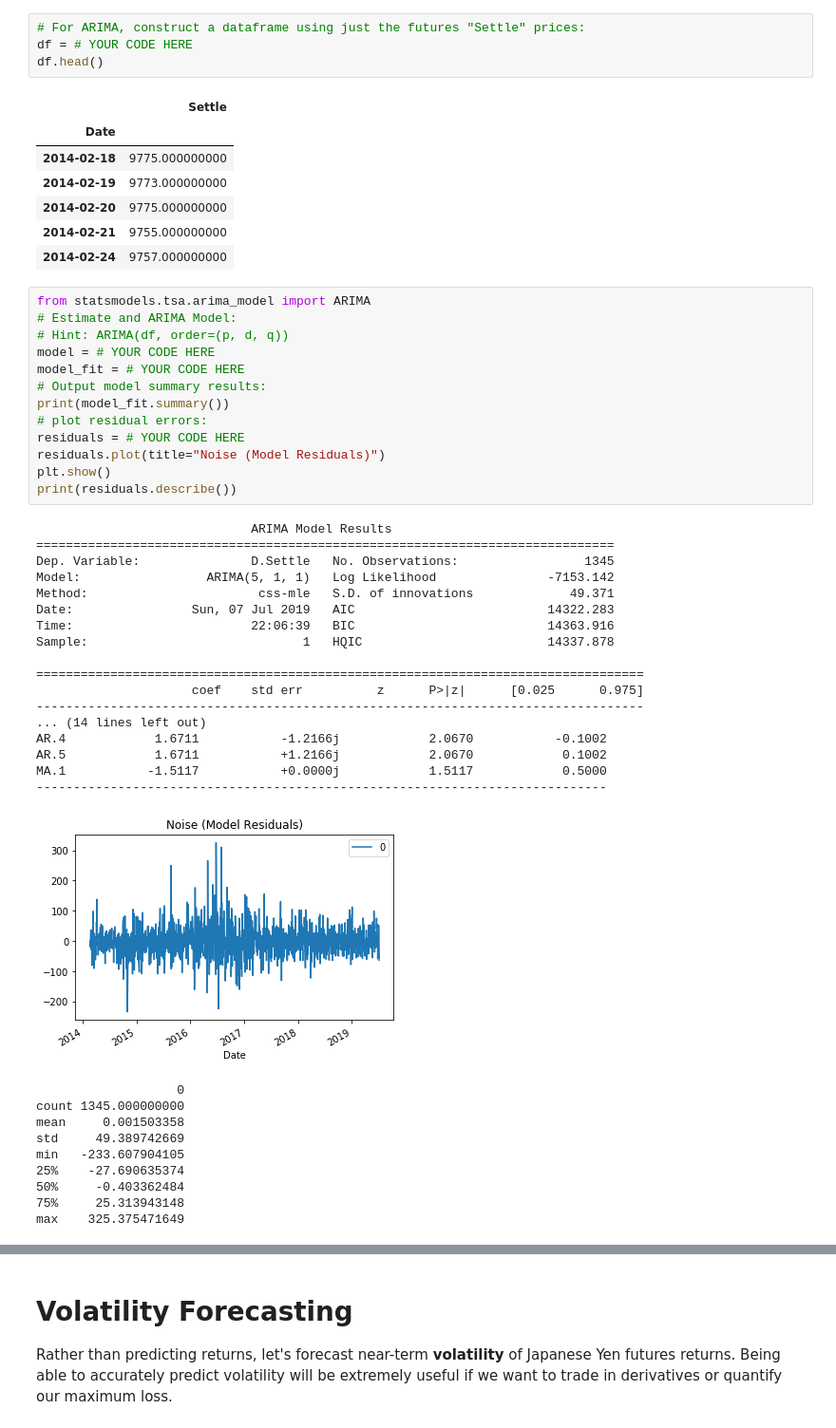
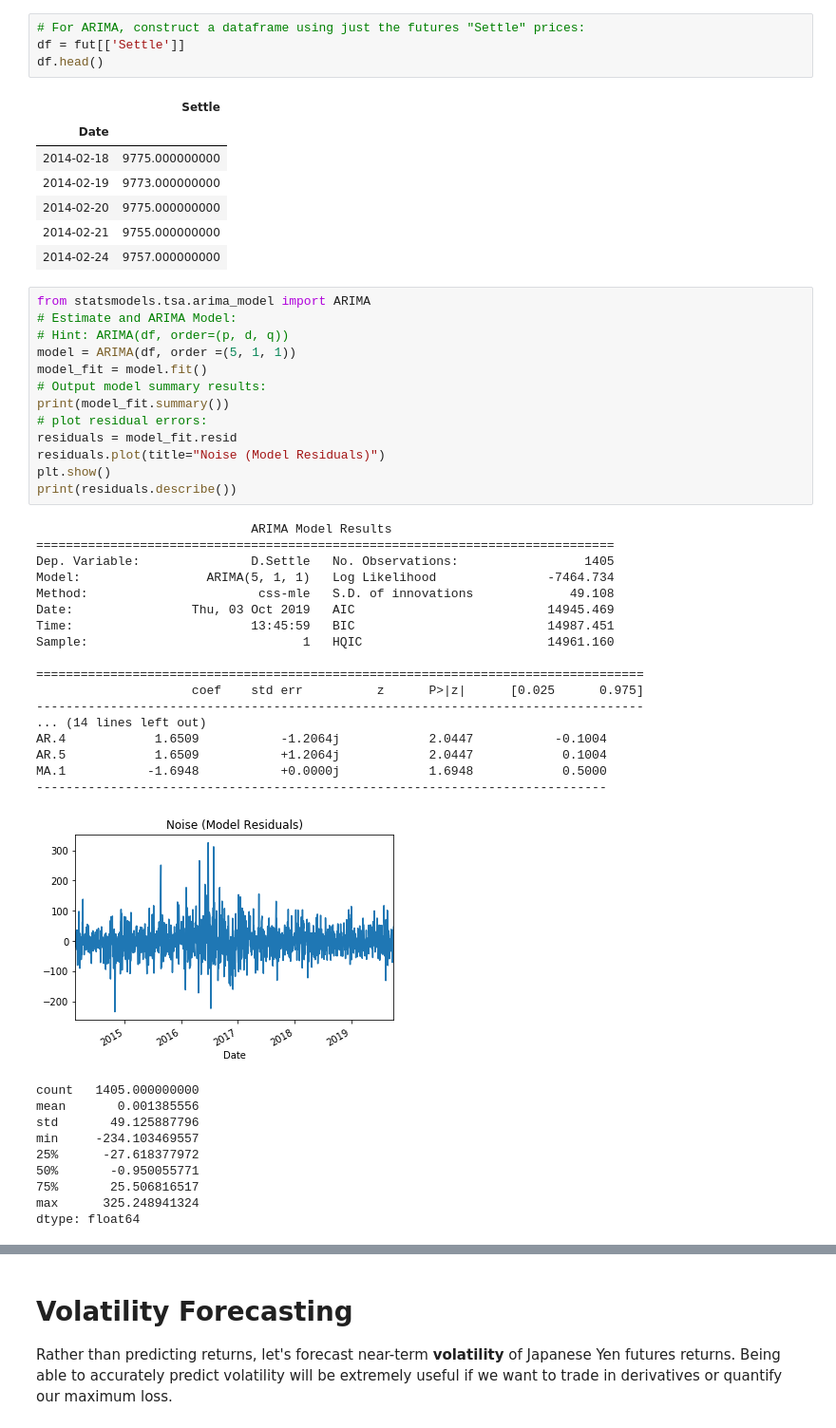
Before and after one commit to joshmiller32/Time_Series_Analysis_Japanese_Yen, a Jupyter notebook: time_series_analysis.ipynb, the cells around one changed output, grey strips where cells are left out. Shown at 95% size. Cells and saved outputs as stored; diff of their text form.

```diff
--- a/time_series_analysis.ipynb
+++ b/time_series_analysis.ipynb
@@ -367,7 +371,7 @@ Roots
  3. Construct a 15 day (3 week) forecast for the Settle Price. What does the model forecast will happen to the Japanese Yen in the near term?
 # %%
 # For ARIMA, construct a dataframe using just the futures "Settle" prices:
-df = # YOUR CODE HERE
+df = fut[['Settle']]
 df.head()
 # %% [output]
 |  | Settle |
@@ -380,44 +384,44 @@ df.head()
 # %%
 from statsmodels.tsa.arima_model import ARIMA
 # Estimate and ARIMA Model:
 # Hint: ARIMA(df, order=(p, d, q))
-model = # YOUR CODE HERE
-model_fit = # YOUR CODE HERE
+model = ARIMA(df, order =(5, 1, 1))
+model_fit = model.fit()
 # Output model summary results:
 print(model_fit.summary())
 # plot residual errors:
-residuals = # YOUR CODE HERE
+residuals = model_fit.resid
 residuals.plot(title="Noise (Model Residuals)")
 plt.show()
 print(residuals.describe())
 # %% [output]
                              ARIMA Model Results
 ==============================================================================
-Dep. Variable:               D.Settle   No. Observations:                 1345
-Model:                 ARIMA(5, 1, 1)   Log Likelihood               -7153.142
-Method:                       css-mle   S.D. of innovations             49.371
-Date:                Sun, 07 Jul 2019   AIC                          14322.283
-Time:                        22:06:39   BIC                          14363.916
-Sample:                             1   HQIC                         14337.878
+Dep. Variable:               D.Settle   No. Observations:                 1405
+Model:                 ARIMA(5, 1, 1)   Log Likelihood               -7464.734
+Method:                       css-mle   S.D. of innovations             49.108
+Date:                Thu, 03 Oct 2019   AIC                          14945.469
+Time:                        13:45:59   BIC                          14987.451
+Sample:                             1   HQIC                         14961.160
 
 ==================================================================================
                      coef    std err          z      P>|z|      [0.025      0.975]
 ----------------------------------------------------------------------------------
 ... (14 lines left out)
-AR.4            1.6711           -1.2166j            2.0670           -0.1002
-AR.5            1.6711           +1.2166j            2.0670            0.1002
-MA.1           -1.5117           +0.0000j            1.5117            0.5000
+AR.4            1.6509           -1.2064j            2.0447           -0.1004
+AR.5            1.6509           +1.2064j            2.0447            0.1004
+MA.1           -1.6948           +0.0000j            1.6948            0.5000
 -----------------------------------------------------------------------------
-[figure, old version]
+[figure, new version]
-                   0
-count 1345.000000000
-mean     0.001503358
-std     49.389742669
-min   -233.607904105
-25%    -27.690635374
-50%     -0.403362484
-75%     25.313943148
-max    325.375471649
+count   1405.000000000
+mean       0.001385556
+std       49.125887796
+min     -234.103469557
+25%      -27.618377972
+50%       -0.950055771
+75%       25.506816517
+max      325.248941324
+dtype: float64
 # %%
 # Construct a 15 day (3 week) forecast for the Settle Price.
 # What does the model forecast will happen to the Japanese Yen in the near term?
```
Also changed, not shown: parts of 39 cells of this notebook.
